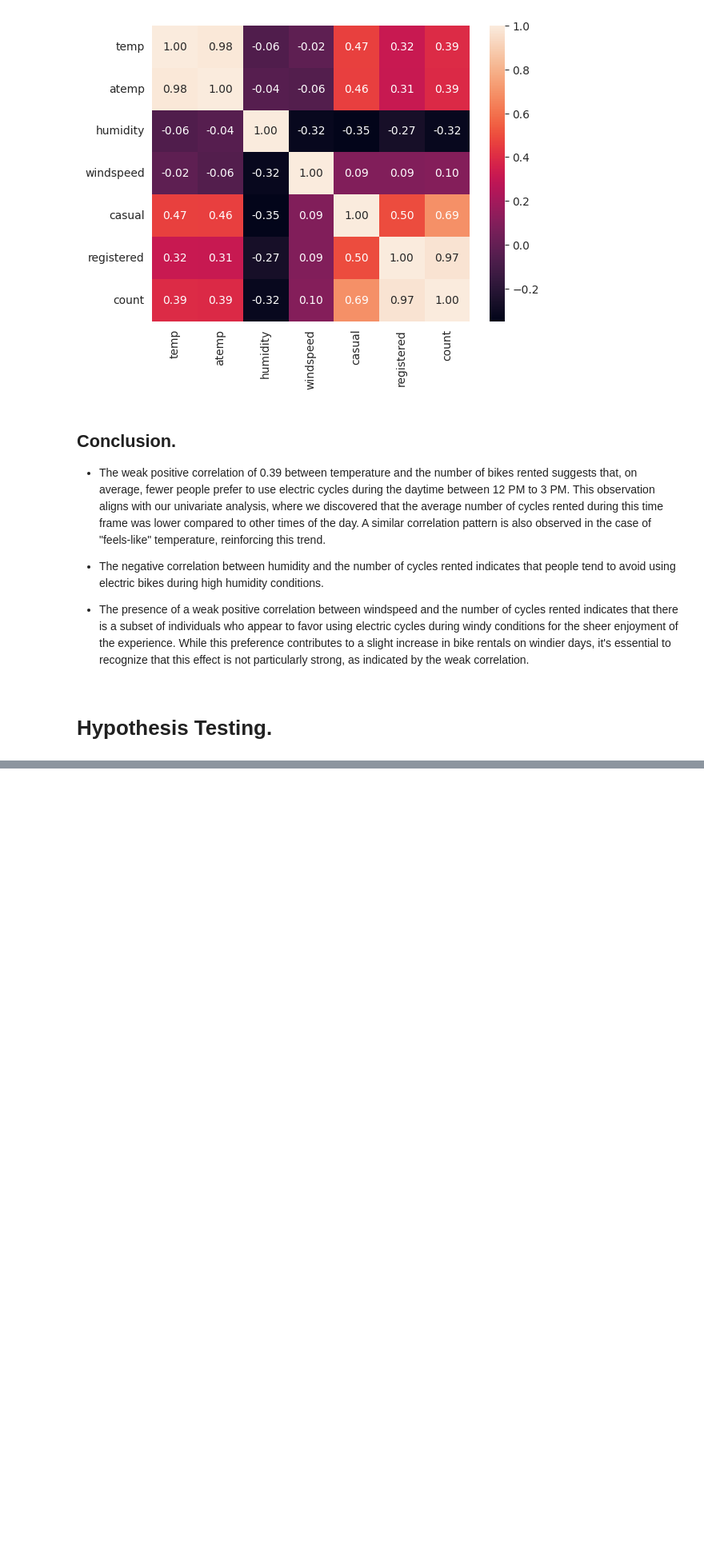
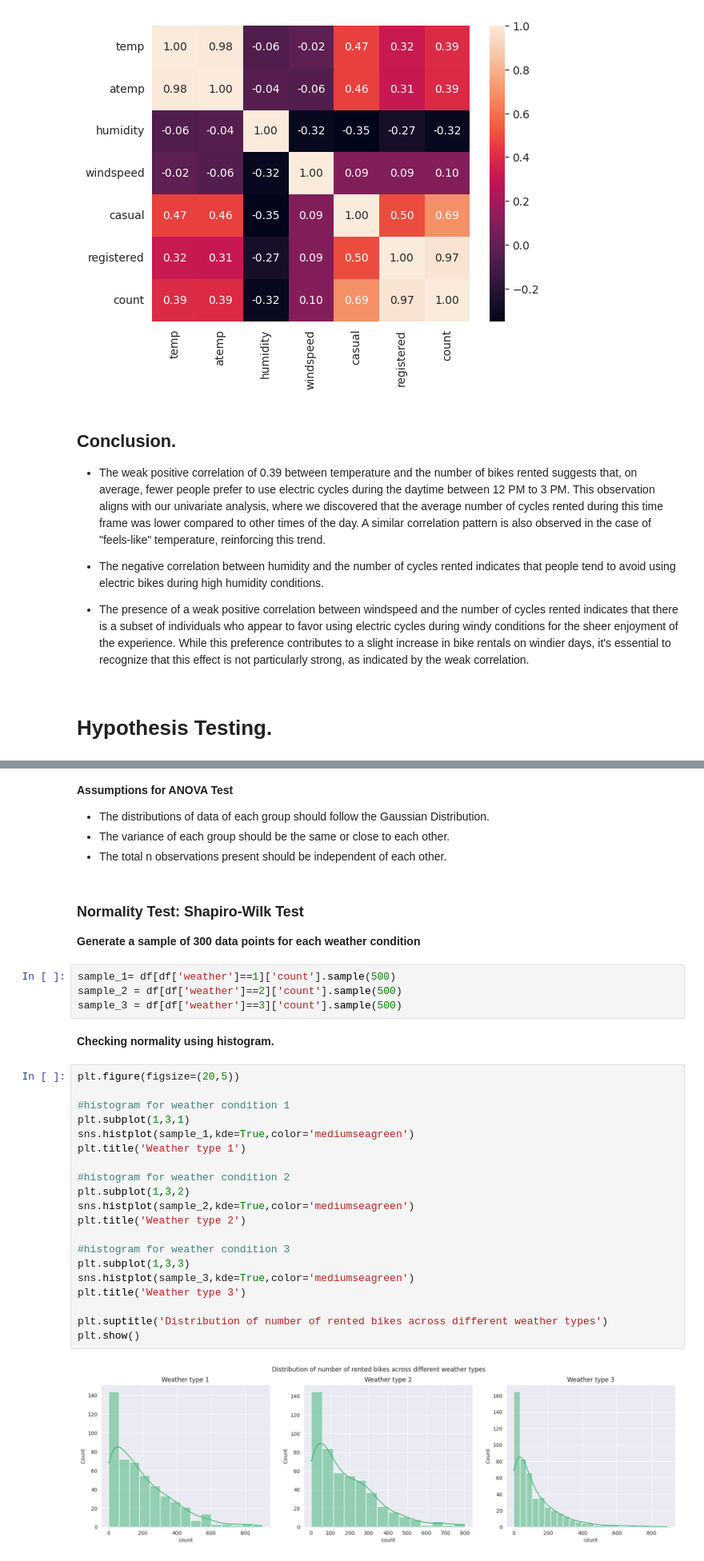
Before and after one commit to 2k4sm/YuluuluY, a Jupyter notebook: yulu.ipynb, the cells around one changed output, grey strips where cells are left out. Shown at 80% size. Cells and saved outputs as stored; diff of their text form; blank space fills up the shorter version.

```diff
--- a/yulu.ipynb
+++ b/yulu.ipynb
@@ -498,0 +694,38 @@ sns.heatmap(df.corr(numeric_only=True),annot=True,fmt='.2f')
+# %% [markdown]
+**Assumptions for ANOVA Test**
+
+- The distributions of data of each group should follow the Gaussian Distribution.
+- The variance of each group should be the same or close to each other.
+- The total n observations present should be independent of each other.
+# %% [markdown]
+### Normality Test: Shapiro-Wilk Test
+
+**Generate a sample of 300 data points for each weather condition**
+# %%
+sample_1= df[df['weather']==1]['count'].sample(500)
+sample_2 = df[df['weather']==2]['count'].sample(500)
+sample_3 = df[df['weather']==3]['count'].sample(500)
+# %% [markdown]
+**Checking normality using histogram.**
+# %%
+plt.figure(figsize=(20,5))
+
+#histogram for weather condition 1
+plt.subplot(1,3,1)
+sns.histplot(sample_1,kde=True,color='mediumseagreen')
+plt.title('Weather type 1')
+
+#histogram for weather condition 2
+plt.subplot(1,3,2)
+sns.histplot(sample_2,kde=True,color='mediumseagreen')
+plt.title('Weather type 2')
+
+#histogram for weather condition 3
+plt.subplot(1,3,3)
+sns.histplot(sample_3,kde=True,color='mediumseagreen')
+plt.title('Weather type 3')
+
+plt.suptitle('Distribution of number of rented bikes across different weather types')
+plt.show()
+# %% [output]
+[figure, added]
```
Also changed, not shown: parts of 54 cells of this notebook.
